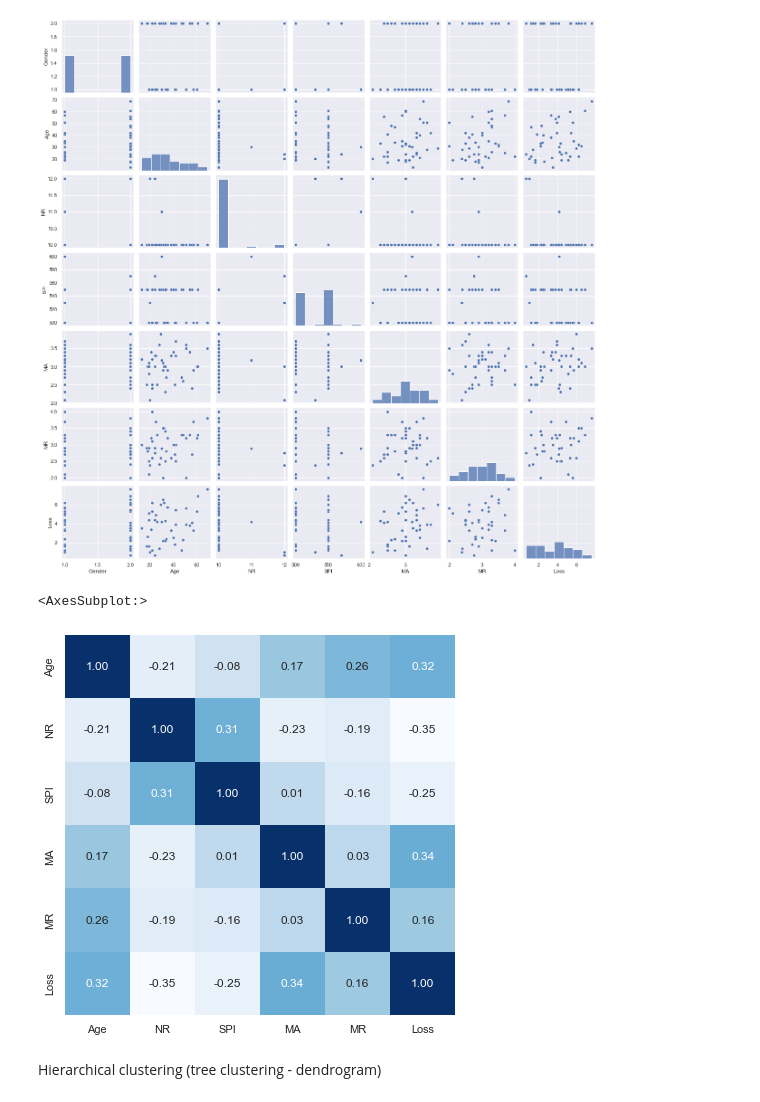
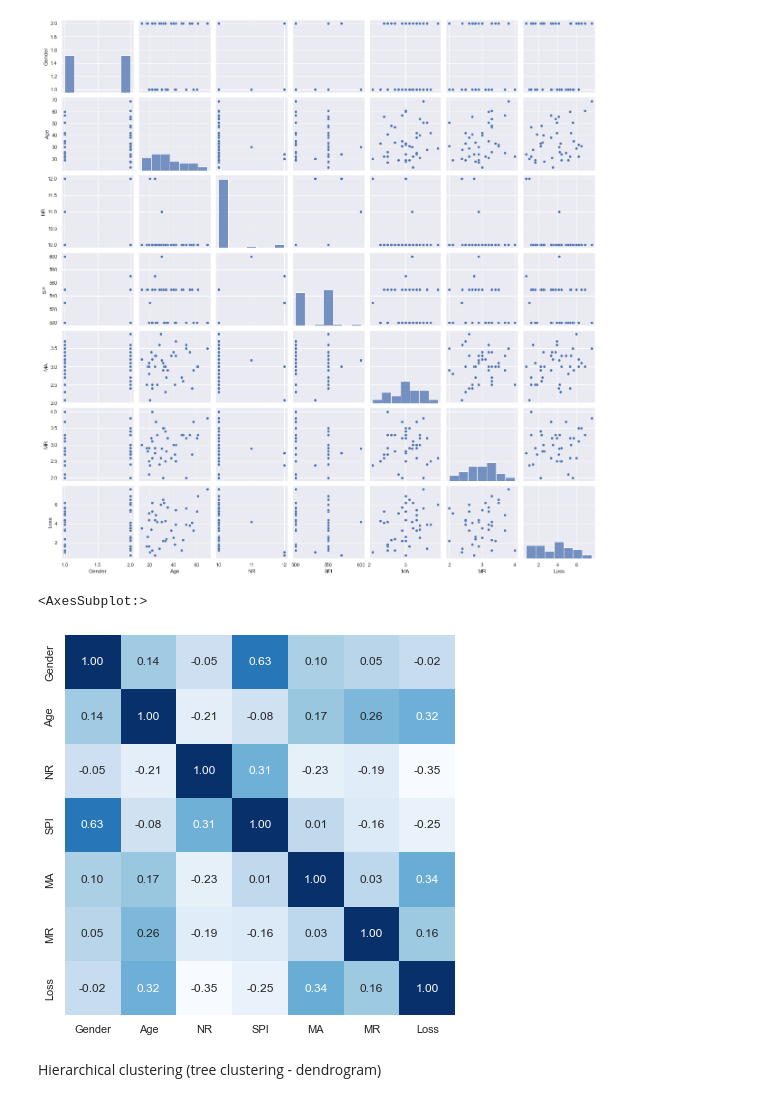
Before and after one commit to ravarmes/recsys-cluster-loss, a Jupyter notebook: src/TestCluster_MovieLens_Small_AllAndLoss.ipynb, the cells around one changed output. Drawn from its saved outputs; the diff is of its cells as text; code cells hidden in the pictures.

```diff
--- a/src/TestCluster_MovieLens_Small_AllAndLoss.ipynb
+++ b/src/TestCluster_MovieLens_Small_AllAndLoss.ipynb
@@ -172,14 +172,12 @@ sns.pairplot(df)
 <seaborn.axisgrid.PairGrid at 0x...>
 [figure]
 # %%
-df2 = df.drop('Gender', 1) # eliminating the gender (non-numeric) column to analyze correlations
-
 plt.figure(figsize=(7, 7))
-corr = np.corrcoef(df2.values, rowvar=False)
-sns.heatmap(corr, annot=True, cmap='Blues', fmt='.2f', cbar=False, xticklabels=df2.columns, yticklabels=df2.columns)
+corr = np.corrcoef(df.values, rowvar=False)
+sns.heatmap(corr, annot=True, cmap='Blues', fmt='.2f', cbar=False, xticklabels=df.columns, yticklabels=df.columns)
 # %% [output]
 <AxesSubplot:>
-[figure, old version]
+[figure, new version]
 # %% [markdown]
 Hierarchical clustering (tree clustering - dendrogram)
 # %%
```
Also changed, not shown: parts of 4 cells of this notebook, 16 other files.
